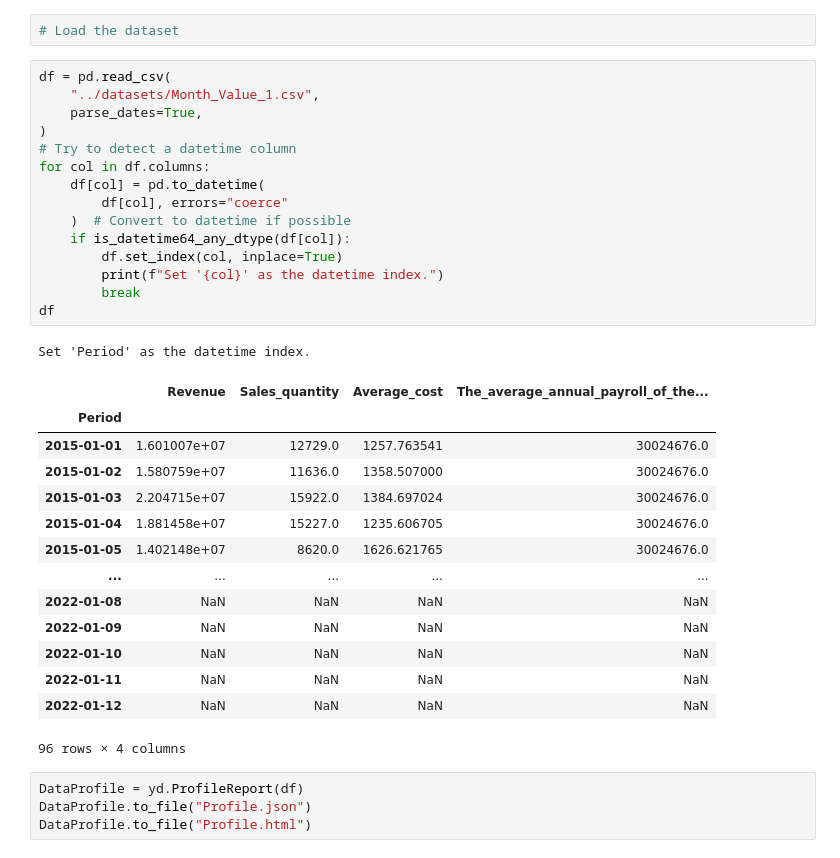
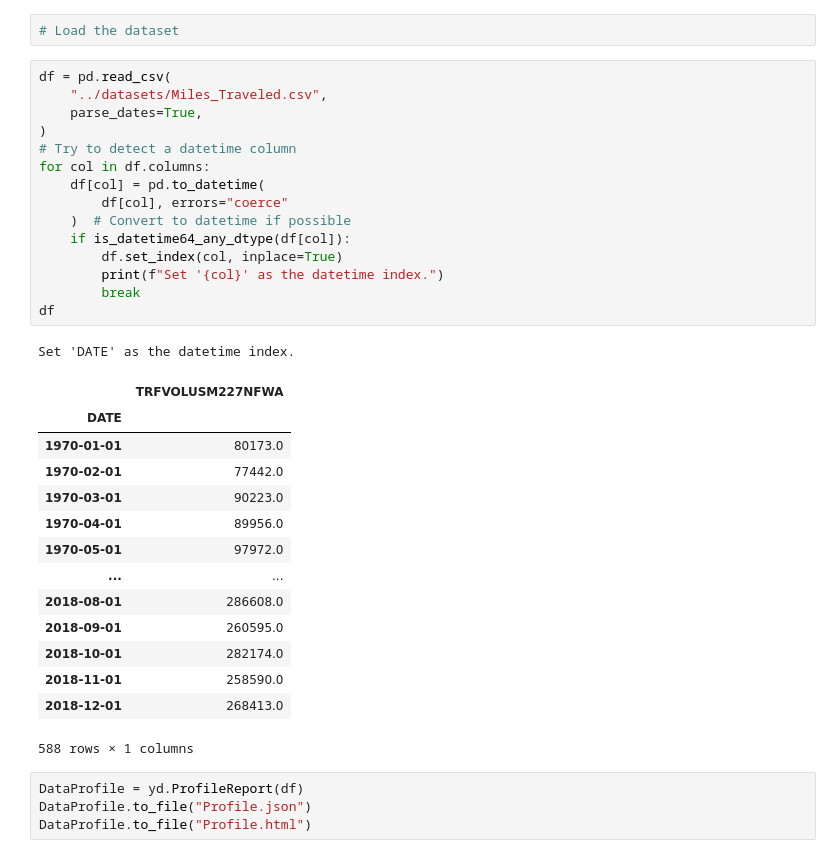
Before and after one commit to Raed-Bourouis/MLEASE, a Jupyter notebook: EDA/EDA1VF.ipynb, the cells around one changed output. Cells and saved outputs as stored; diff of their text form.

```diff
--- a/EDA/EDA1VF.ipynb
+++ b/EDA/EDA1VF.ipynb
@@ -27,35 +27,35 @@ from pandas.api.types import is_datetime64_any_dtype
 # Load the dataset
 # %%
 df = pd.read_csv(
-    "../datasets/Month_Value_1.csv",
+    "../datasets/Miles_Traveled.csv",
     parse_dates=True,
 )
 # Try to detect a datetime column
 for col in df.columns:
     df[col] = pd.to_datetime(
         df[col], errors="coerce"
     )  # Convert to datetime if possible
     if is_datetime64_any_dtype(df[col]):
         df.set_index(col, inplace=True)
         print(f"Set '{col}' as the datetime index.")
         break
 df
 # %% [output]
-Set 'Period' as the datetime index.
+Set 'DATE' as the datetime index.
-|  | Revenue | Sales_quantity | Average_cost | The_average_annual_payroll_of_the... |
-| Period |  |  |  |  |
-| 2015-01-01 | 1.601007e+07 | 12729.0 | 1257.763541 | 30024676.0 |
-| 2015-01-02 | 1.580759e+07 | 11636.0 | 1358.507000 | 30024676.0 |
-| 2015-01-03 | 2.204715e+07 | 15922.0 | 1384.697024 | 30024676.0 |
-| 2015-01-04 | 1.881458e+07 | 15227.0 | 1235.606705 | 30024676.0 |
-| 2015-01-05 | 1.402148e+07 | 8620.0 | 1626.621765 | 30024676.0 |
-| ... | ... | ... | ... | ... |
-| 2022-01-08 | NaN | NaN | NaN | NaN |
-| 2022-01-09 | NaN | NaN | NaN | NaN |
-| 2022-01-10 | NaN | NaN | NaN | NaN |
-| 2022-01-11 | NaN | NaN | NaN | NaN |
-| 2022-01-12 | NaN | NaN | NaN | NaN |
+|  | TRFVOLUSM227NFWA |
+| DATE |  |
+| 1970-01-01 | 80173.0 |
+| 1970-02-01 | 77442.0 |
+| 1970-03-01 | 90223.0 |
+| 1970-04-01 | 89956.0 |
+| 1970-05-01 | 97972.0 |
+| ... | ... |
+| 2018-08-01 | 286608.0 |
+| 2018-09-01 | 260595.0 |
+| 2018-10-01 | 282174.0 |
+| 2018-11-01 | 258590.0 |
+| 2018-12-01 | 268413.0 |
-96 rows × 4 columns
+588 rows × 1 columns
 # %%
 DataProfile = yd.ProfileReport(df)
 DataProfile.to_file("Profile.json")
```
Also changed, not shown: parts of 1 cell of this notebook, 12 other files.
